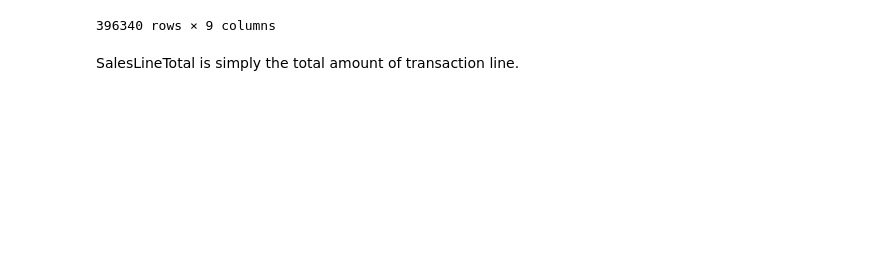
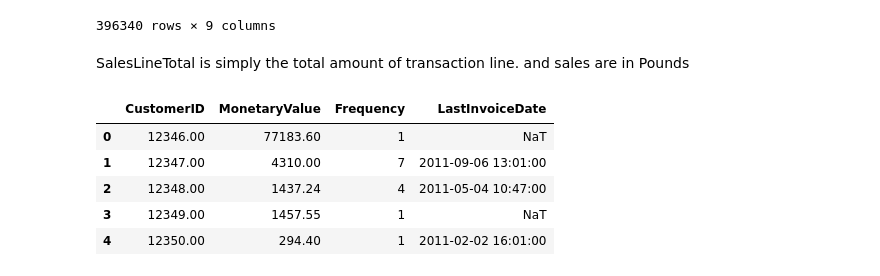
Before and after one commit to dhruvthumar/Project_CS4403-retail-mining, a Jupyter notebook: online-retail-data-clustering.ipynb, the cells around one changed output. Cells and saved outputs as stored; diff of their text form; code cells hidden in the pictures; blank space fills up the shorter version.

```diff
--- a/online-retail-data-clustering.ipynb
+++ b/online-retail-data-clustering.ipynb
@@ -404,3 +404,20 @@ See the caveats in the documentation: https://pandas.pydata.org/pandas-docs/stab
 396340 rows × 9 columns
 # %% [markdown]
 SalesLineTotal is simply the total amount of transaction line.
+and sales are in Pounds
+# %%
+aggregated_df = cleaned_df.groupby(by="CustomerID", as_index=False) \
+    .agg(
+        MonetaryValue = ("SalesLineTotal","sum"),
+        Frequency = ("InvoiceNo","nunique"),
+        LastInvoiceDate = ("InvoiceDate","max")
+    )
+
+aggregated_df.head(5)
+# %% [output]
+|  | CustomerID | MonetaryValue | Frequency | LastInvoiceDate |
+| 0 | 12346.00 | 77183.60 | 1 | NaT |
+| 1 | 12347.00 | 4310.00 | 7 | 2011-09-06 13:01:00 |
+| 2 | 12348.00 | 1437.24 | 4 | 2011-05-04 10:47:00 |
+| 3 | 12349.00 | 1457.55 | 1 | NaT |
+| 4 | 12350.00 | 294.40 | 1 | 2011-02-02 16:01:00 |
```
Also changed, not shown: parts of 4 cells of this notebook.
